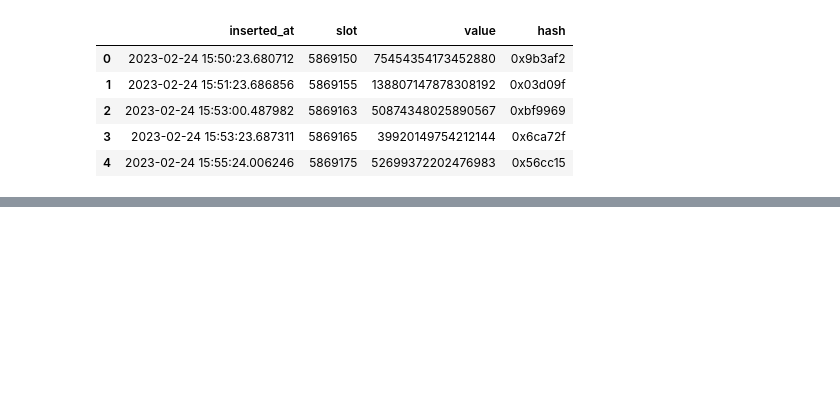
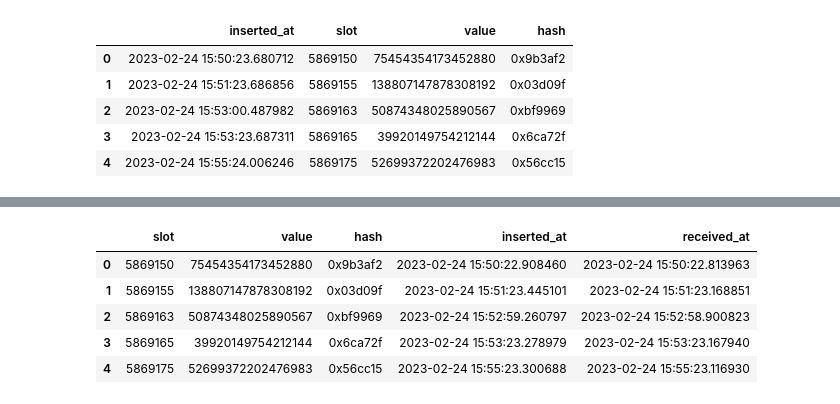
Before and after one commit to michaelneuder/relay-data, a Jupyter notebook: windelta/windelta.ipynb, the cells around one changed output, grey strips where cells are left out. Saved outputs shown, nothing was run; the diff lists cells and outputs as text; code cells hidden in the pictures; blank space fills up the shorter version.

```diff
--- a/windelta/windelta.ipynb
+++ b/windelta/windelta.ipynb
@@ -51,0 +63,12 @@ No handles with labels found to put in legend.
+# %%
+winsubs = pd.read_csv('windelta1_res.txt', delimiter='|', names=['slot', 'value', 'hash', 'inserted_at', 'received_at'])
+winsubs['inserted_at'] = pd.to_datetime(winsubs['inserted_at'], format="%Y-%m-%d %H:%M:%S.%f")
+winsubs['received_at'] = pd.to_datetime(winsubs['received_at'], format="%Y-%m-%d %H:%M:%S.%f")
+winsubs.head()
+# %% [output]
+|  | slot | value | hash | inserted_at | received_at |
+| 0 | 5869150 | 75454354173452880 | 0x9b3af2 | 2023-02-24 15:50:22.908460 | 2023-02-24 15:50:22.813963 |
+| 1 | 5869155 | 138807147878308192 | 0x03d09f | 2023-02-24 15:51:23.445101 | 2023-02-24 15:51:23.168851 |
+| 2 | 5869163 | 50874348025890567 | 0xbf9969 | 2023-02-24 15:52:59.260797 | 2023-02-24 15:52:58.900823 |
+| 3 | 5869165 | 39920149754212144 | 0x6ca72f | 2023-02-24 15:53:23.278979 | 2023-02-24 15:53:23.167940 |
+| 4 | 5869175 | 52699372202476983 | 0x56cc15 | 2023-02-24 15:55:23.300688 | 2023-02-24 15:55:23.116930 |
```
Also changed, not shown: parts of 14 cells of this notebook, 5 other files.
